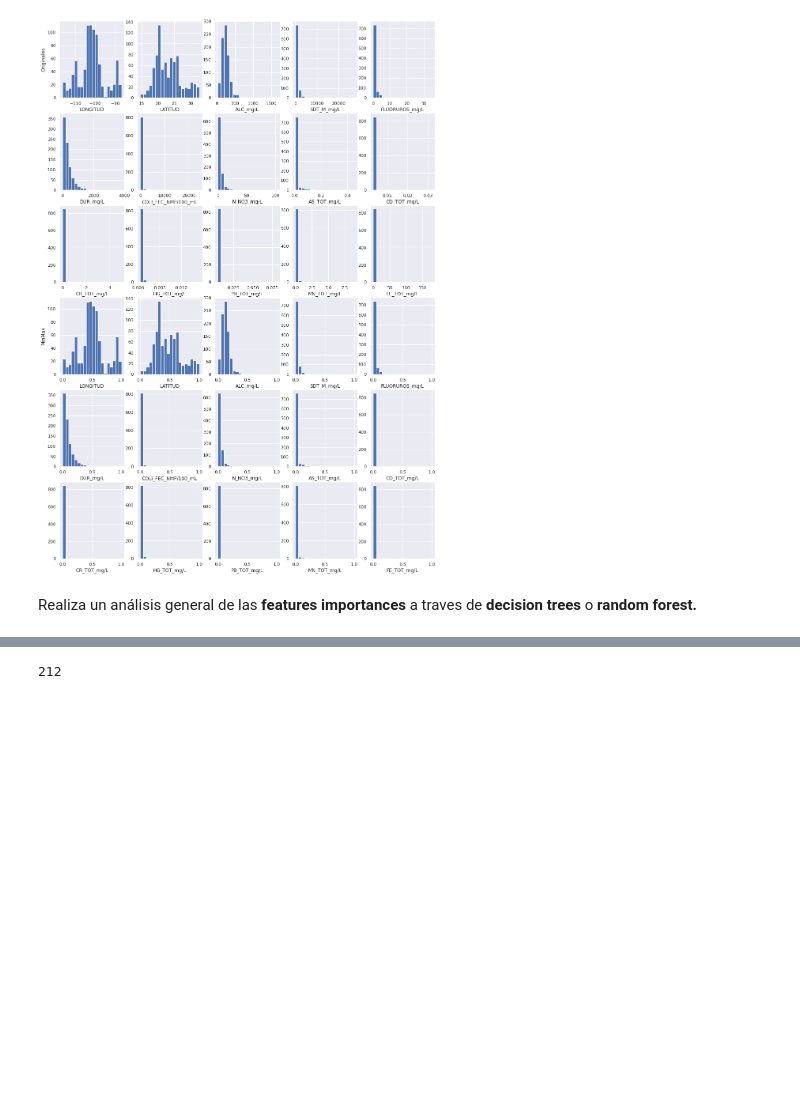
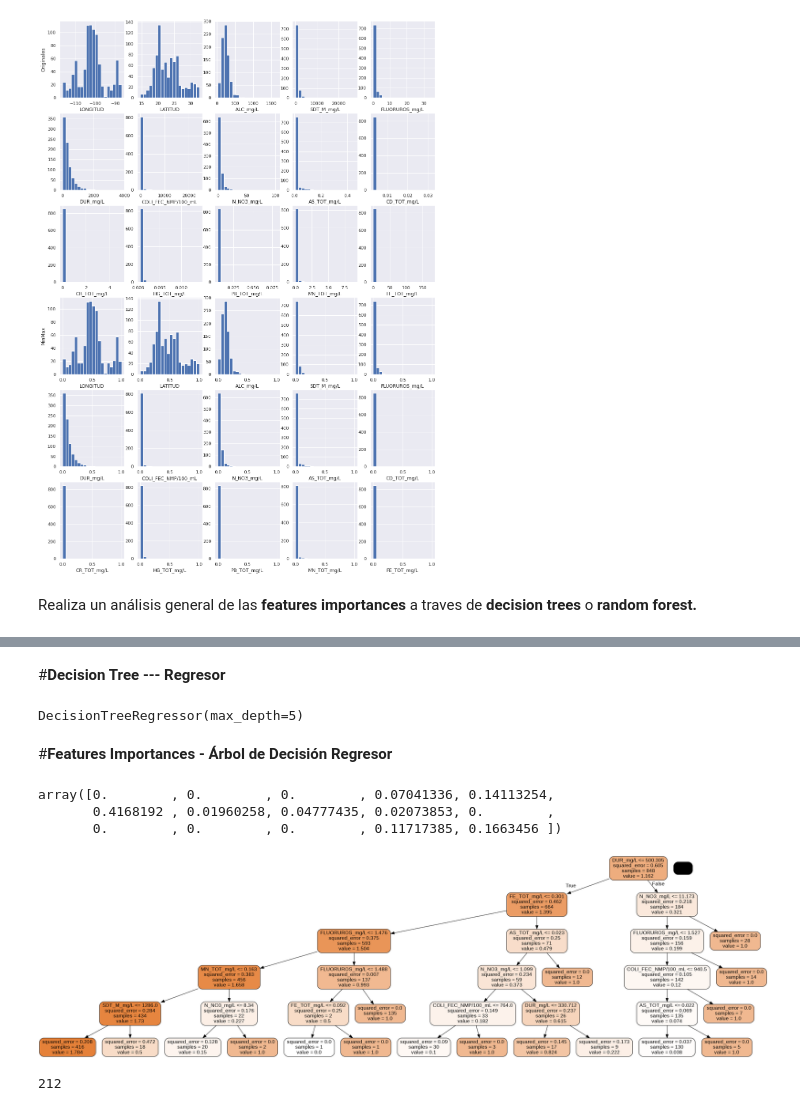
Before and after one commit to PosgradoMNA/actividades-del-projecto-equipo_98, a Jupyter notebook: Reto_DS_Parte_2.ipynb, the cells around one changed output, grey strips where cells are left out. Cells and saved outputs as stored; diff of their text form; code cells hidden in the pictures; blank space fills up the shorter version.

```diff
--- a/Reto_DS_Parte_2.ipynb
+++ b/Reto_DS_Parte_2.ipynb
@@ -730,2 +768,30 @@ plt.show()
+# %% [markdown]
+#**Decision Tree --- Regresor**
+# %%
+reg_subte = DecisionTreeRegressor(max_depth=5)
+reg_subte.fit(X_train, y_train)
+# %% [output]
+DecisionTreeRegressor(max_depth=5)
+# %% [markdown]
+#**Features Importances - Árbol de Decisión Regresor**
+# %%
+reg_subte.feature_importances_
+# %% [output]
+array([0.        , 0.        , 0.        , 0.07041336, 0.14113254,
+       0.4168192 , 0.01960258, 0.04777435, 0.02073853, 0.        ,
+       0.        , 0.        , 0.        , 0.11717385, 0.1663456 ])
+# %%
+regtree_subte= export_graphviz(reg_subte,
+                            out_file = None,
+                            feature_names= X_train.columns,
+                            class_names = ['Verde','Rojo','Amarillo'],
+                            rounded = True,
+                            filled = True)
+# %%
+graph = pydotplus.graph_from_dot_data(regtree_subte)
+graph.write_png('Árbol Regresor.png')
+Image(filename = 'Árbol Regresor.png')
+# %% [output]
+[figure, added]
 # %%
 #Evaluacicón de datos de entrenamiento y prueba
```
Also changed, not shown: parts of 21 cells of this notebook.
